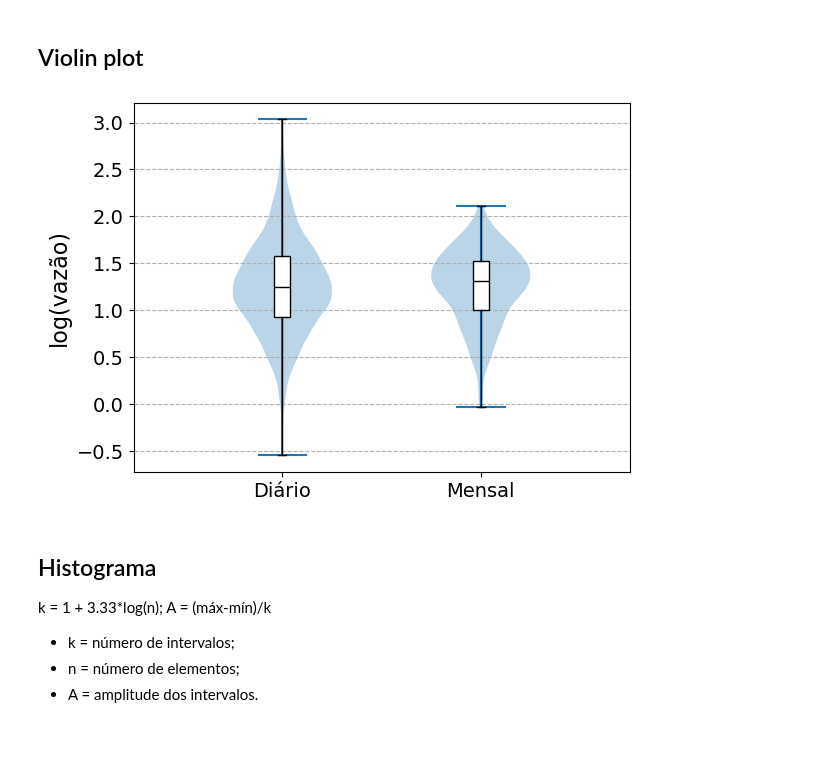
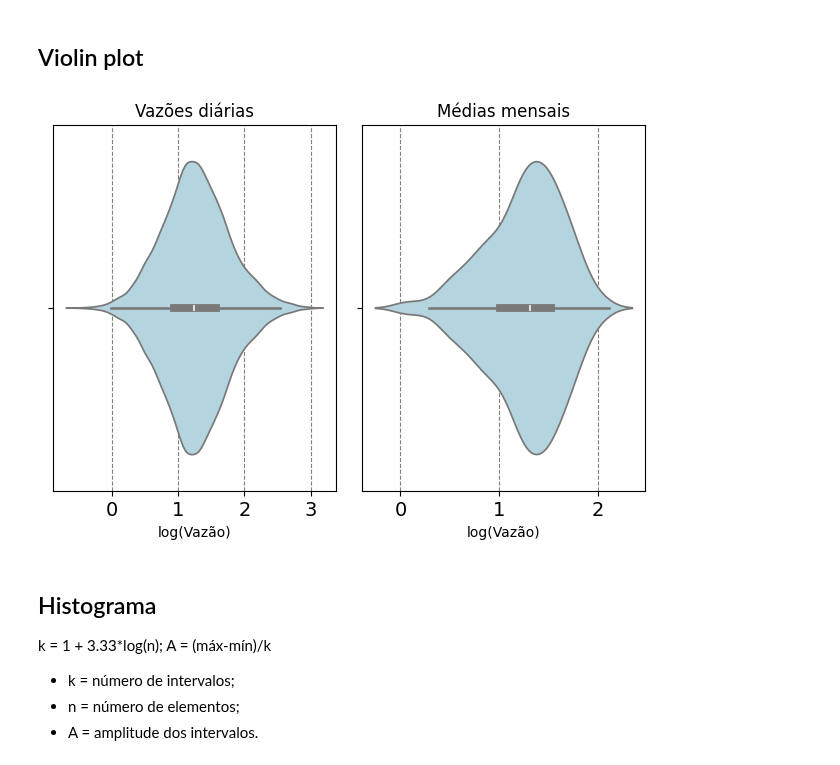
Before and after one commit to vitoria20241/Hidrologia, a Jupyter notebook: Notebooks/Trabalho_02.ipynb, the cells around one changed output. Cells and saved outputs as stored; diff of their text form; code cells hidden in the pictures; blank space fills up the shorter version.

```diff
--- a/Notebooks/Trabalho_02.ipynb
+++ b/Notebooks/Trabalho_02.ipynb
@@ -115,29 +116,30 @@ plt.savefig('hidrogramas.png', bbox_inches='tight')
 "\n# Hidrogramas\nmedia_mensal = aux.resample('ME').mean()\nfig,ax = plt.subplots(2, sharex=True, figsize=(9, 6))\nax[0].plot(aux.index, aux['log(Vazão)'])\nax[1].plot(media_mensal.index, media_mensal ...
 # %% [markdown]
 ## Violin plot
-# %%
-def set_axis_style(ax, labels):
-    ax.set_xticks(np.arange(1, len(labels) + 1), labels=labels)
-    ax.set_xlim(0.25, len(labels) + 0.75)
-
-dataset=[aux['log(Vazão)'], media_mensal['log(Vazão)']]
-fig,ax = plt.subplots()
-ax.violinplot(dataset)
-ax.boxplot(dataset,
-           showfliers=False,
-           widths=0.08,
-           patch_artist=True,
-           boxprops={'facecolor':'white'},
-           medianprops={'color':'black'},
-           whis=[0, 100])
-
-plt.ylabel('log(vazão)', fontsize=16)
-labels=['Diário', 'Mensal']
-set_axis_style(ax, labels)
-plt.grid(axis='y', linestyle='--')
-plt.savefig('violinplot.png', bbox_inches='tight')
-# %% [output]
-[figure, removed]
+# %%
+f = plt.figure()
+gs = f.add_gridspec(1, 2)
+estilo = {'axes.grid': True,
+          'grid.color': 'gray',
+          'grid.linestyle': '--'}
+
+with sns.axes_style(estilo):
+    ax = f.add_subplot(gs[0, 0])
+    sns.violinplot(x=aux['log(Vazão)'],
+                   color='lightblue')
+    ax.set_axisbelow(True)
+    ax.set_title('Vazões diárias')
+    ax = f.add_subplot(gs[0, 1])
+    sns.violinplot(x=media_mensal['log(Vazão)'],
+                   color='lightblue')
+    ax.set_axisbelow(True)
+    ax.set_title('Médias mensais')
+
+sns.set_context('notebook', font_scale=1.2)
+f.tight_layout()
+plt.savefig(path+'\\violin.png', bbox_inches='tight')
+# %% [output]
+[figure, added]
 # %% [markdown]
 ## Histograma
 k = 1 + 3.33*log(n);   A = (máx-mín)/k <br>
```
Also changed, not shown: parts of 5 cells of this notebook.
